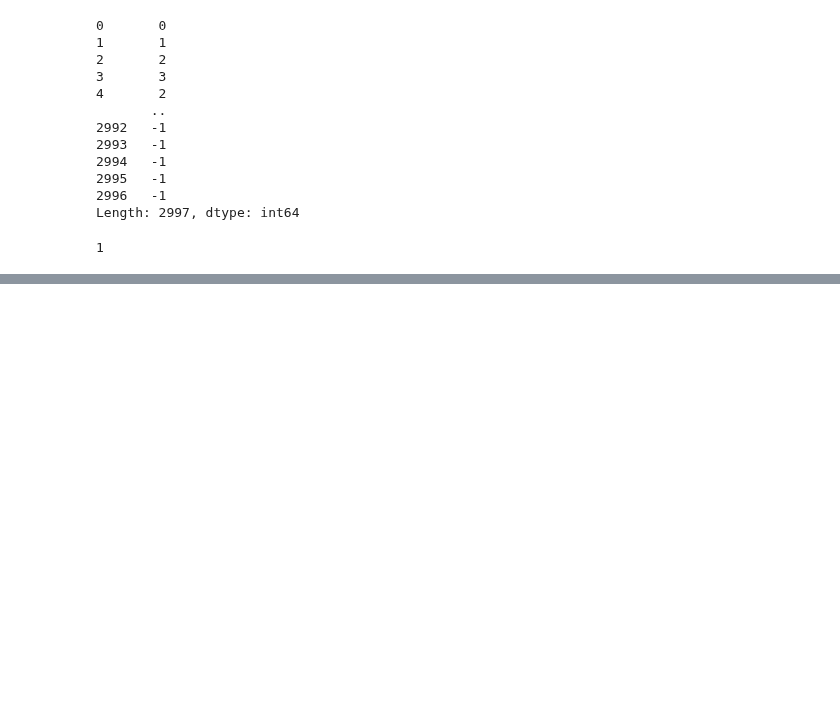
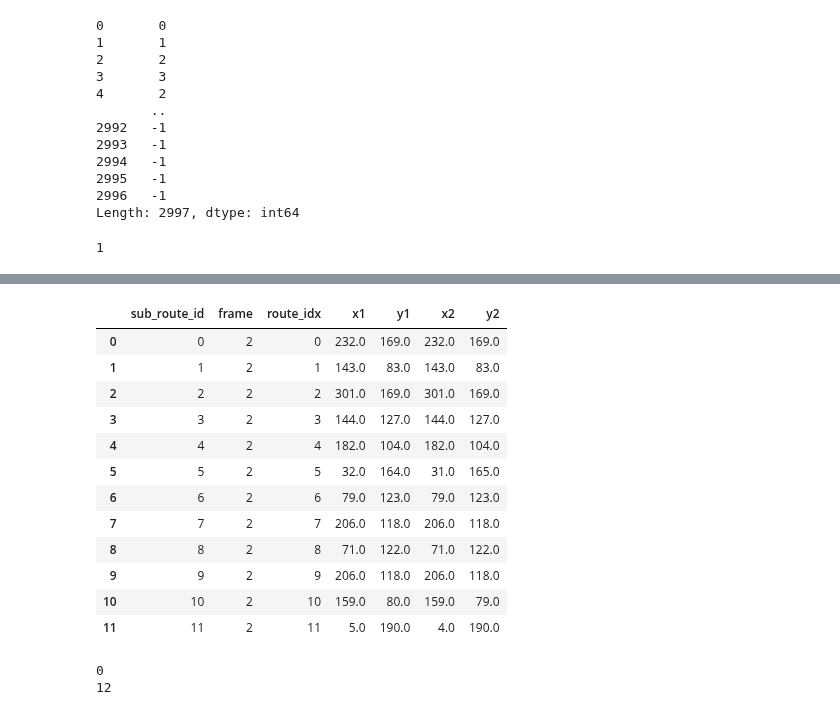
Before and after one commit to MEng-Team-Project/MEng-Team-Project-ML, a Jupyter notebook: notebooks/2. SQLite3 Attempt.ipynb, the cells around one changed output, grey strips where cells are left out. Cells and saved outputs as stored; diff of their text form; code cells hidden in the pictures; blank space fills up the shorter version.

```diff
--- a/notebooks/2. SQLite3 Attempt.ipynb
+++ b/notebooks/2. SQLite3 Attempt.ipynb
@@ -263,0 +320,23 @@ tracked_df_matching_det.iloc[1]
+# %%
+routes_df[routes_df["frame"] < 3]
+# %% [output]
+|  | sub_route_id | frame | route_idx | x1 | y1 | x2 | y2 |
+| 0 | 0 | 2 | 0 | 232.0 | 169.0 | 232.0 | 169.0 |
+| 1 | 1 | 2 | 1 | 143.0 | 83.0 | 143.0 | 83.0 |
+| 2 | 2 | 2 | 2 | 301.0 | 169.0 | 301.0 | 169.0 |
+| 3 | 3 | 2 | 3 | 144.0 | 127.0 | 144.0 | 127.0 |
+| 4 | 4 | 2 | 4 | 182.0 | 104.0 | 182.0 | 104.0 |
+| 5 | 5 | 2 | 5 | 32.0 | 164.0 | 31.0 | 165.0 |
+| 6 | 6 | 2 | 6 | 79.0 | 123.0 | 79.0 | 123.0 |
+| 7 | 7 | 2 | 7 | 206.0 | 118.0 | 206.0 | 118.0 |
+| 8 | 8 | 2 | 8 | 71.0 | 122.0 | 71.0 | 122.0 |
+| 9 | 9 | 2 | 9 | 206.0 | 118.0 | 206.0 | 118.0 |
+| 10 | 10 | 2 | 10 | 159.0 | 80.0 | 159.0 | 79.0 |
+| 11 | 11 | 2 | 11 | 5.0 | 190.0 | 4.0 | 190.0 |
+# %%
+for frame in [1, 2]:
+    l = routes_df[routes_df["frame"] == frame].shape[0]
+    print(l)
+# %% [output]
+0
+12
```
Also changed, not shown: parts of 5 cells of this notebook, 2 other files.
